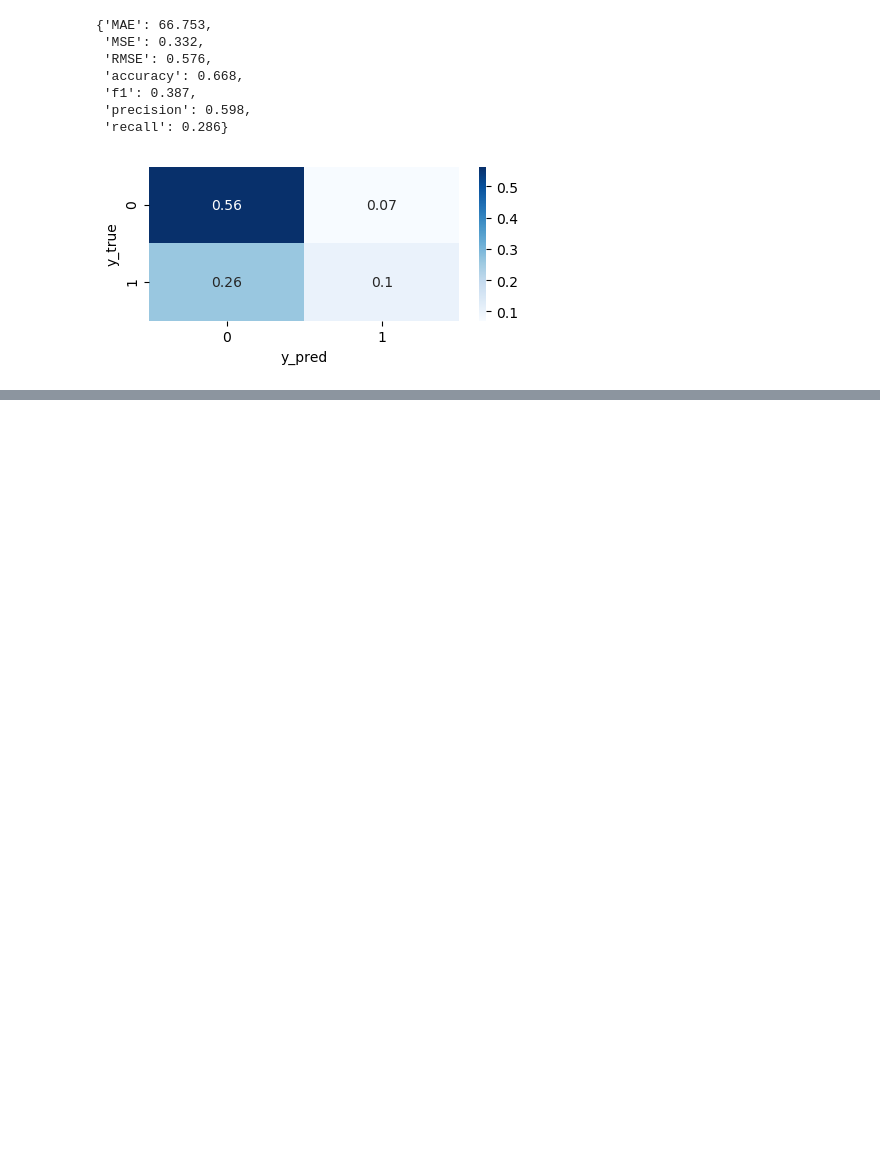
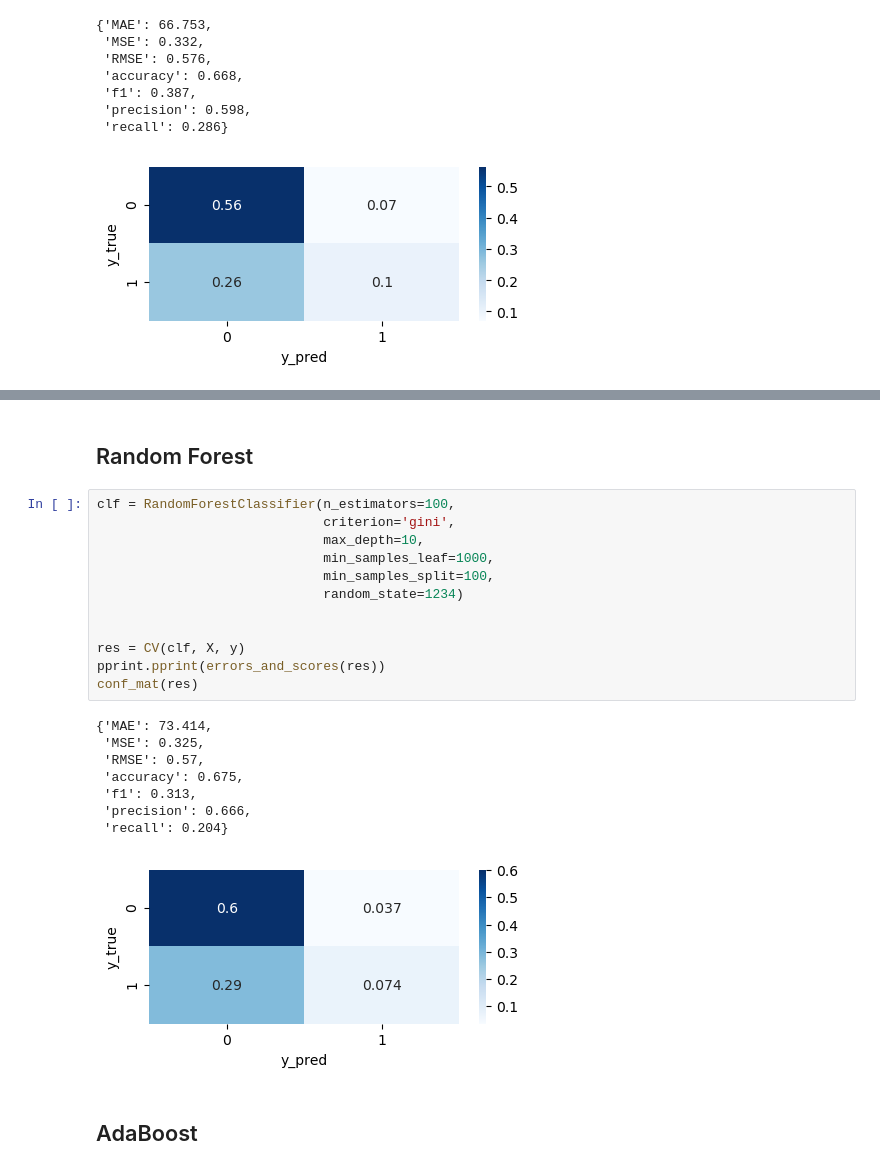
Before and after one commit to masam101376/kickstarter-projects, a Jupyter notebook: practice_marged.ipynb, the cells around one changed output, grey strips where cells are left out. Drawn from its saved outputs; the diff is of its cells as text; blank space fills up the shorter version.

```diff
--- a/practice_marged.ipynb
+++ b/practice_marged.ipynb
@@ -703,0 +768,25 @@ clf.predict
+# %% [markdown]
+## Random Forest
+# %%
+clf = RandomForestClassifier(n_estimators=100,
+                             criterion='gini',
+                             max_depth=10,
+                             min_samples_leaf=1000,
+                             min_samples_split=100,
+                             random_state=1234)
+
+
+res = CV(clf, X, y)
+pprint.pprint(errors_and_scores(res))
+conf_mat(res)
+# %% [output]
+{'MAE': 73.414,
+ 'MSE': 0.325,
+ 'RMSE': 0.57,
+ 'accuracy': 0.675,
+ 'f1': 0.313,
+ 'precision': 0.666,
+ 'recall': 0.204}
+[figure, added]
+# %% [markdown]
+## AdaBoost
```
Also changed, not shown: parts of 22 cells of this notebook.
